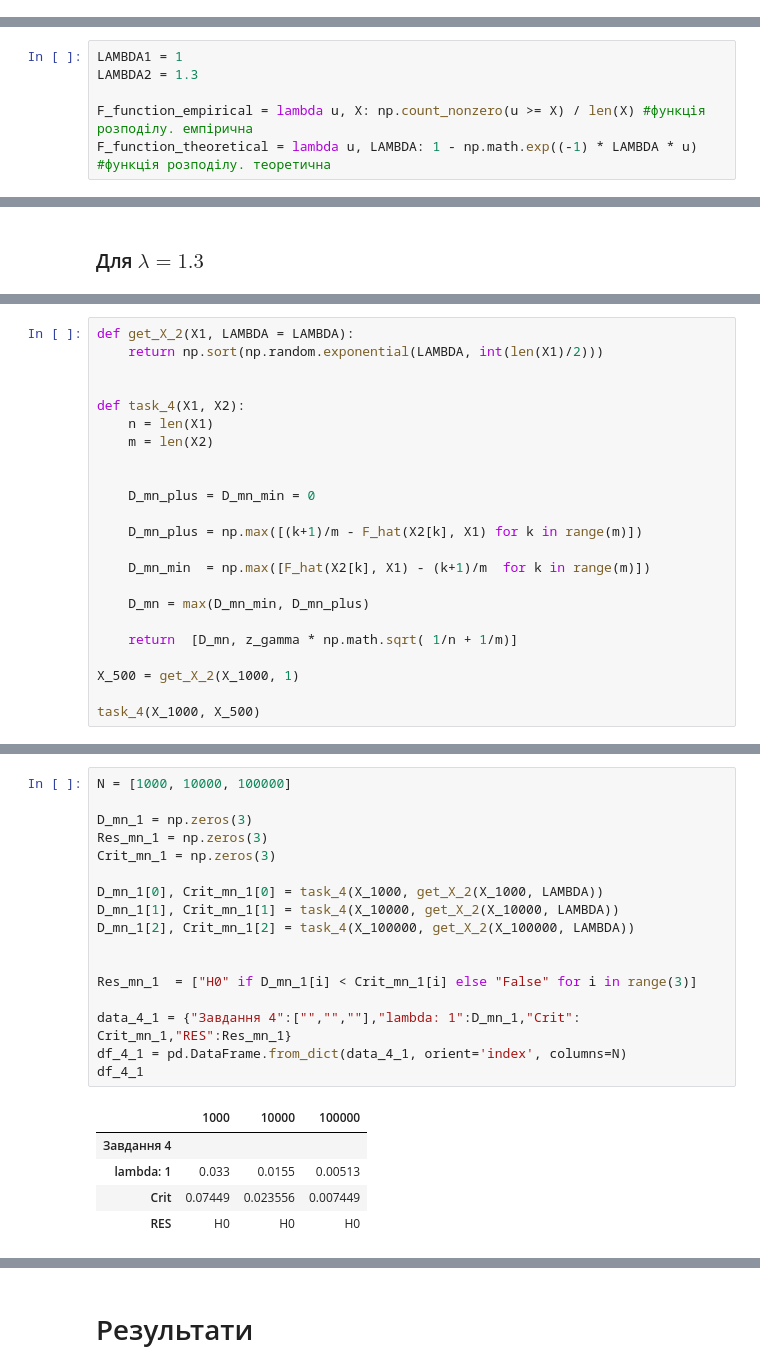
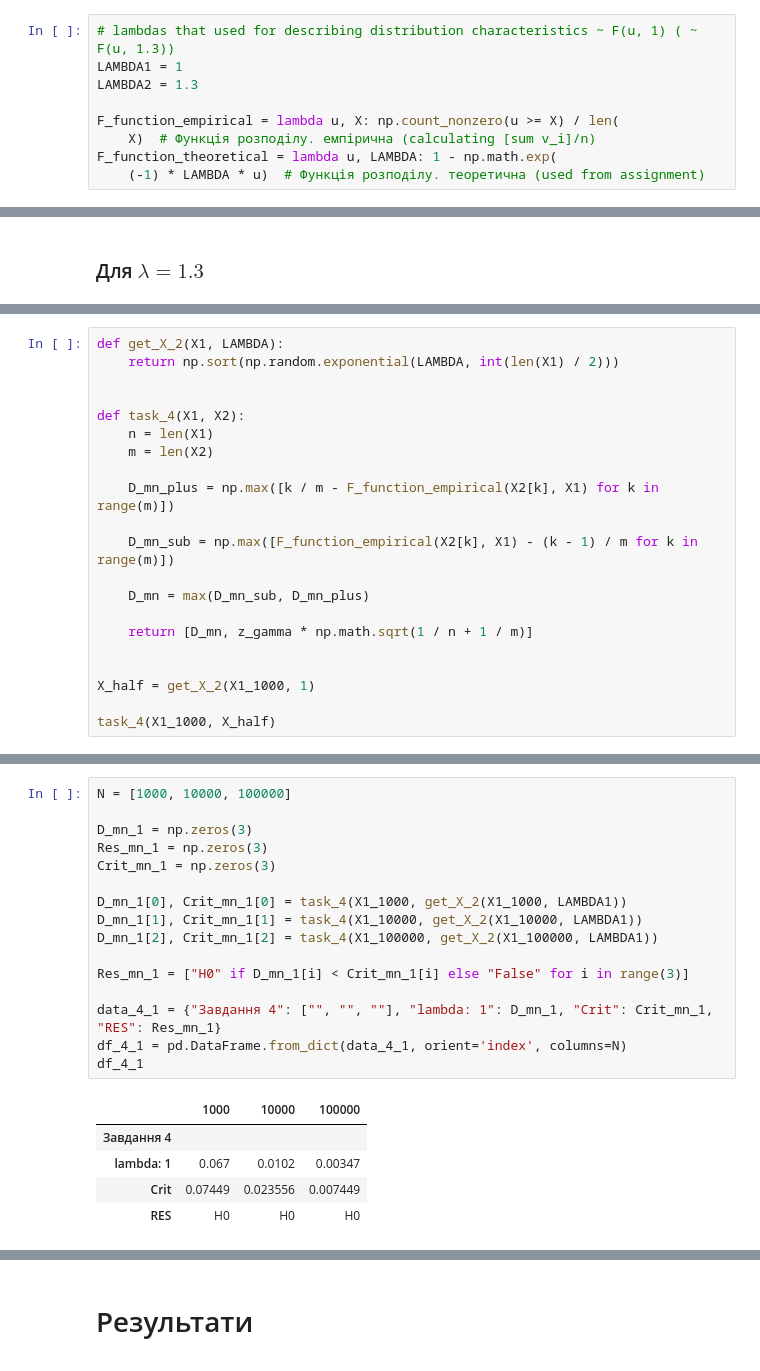
Before and after one commit to ikripaka/AppliedStatistics, a Jupyter notebook: lab2/lab2.ipynb, the cells around one changed output, grey strips where cells are left out. Drawn from its saved outputs; the diff is of its cells as text.

Commit message:
feat: add 4 task

```diff
--- a/lab2/lab2.ipynb
+++ b/lab2/lab2.ipynb
@@ -16,0 +37,9 @@ z_gamma = 1.36
+# %%
+# lambdas that used for describing distribution characteristics ~ F(u, 1) ( ~ F(u, 1.3))
+LAMBDA1 = 1
+LAMBDA2 = 1.3
+
+F_function_empirical = lambda u, X: np.count_nonzero(u >= X) / len(
+    X)  # Функція розподілу. емпірична (calculating [sum v_i]/n)
+F_function_theoretical = lambda u, LAMBDA: 1 - np.math.exp(
+    (-1) * LAMBDA * u)  # Функція розподілу. теоретична (used from assignment)
@@ -33,6 +54,0 @@ $$ \sqrt{n}D_n(\bar x)<z_{\gamma}, $$
-# %%
-LAMBDA1 = 1
-LAMBDA2 = 1.3
-
-F_function_empirical = lambda u, X: np.count_nonzero(u >= X) / len(X) #функція розподілу. емпірична
-F_function_theoretical = lambda u, LAMBDA: 1 - np.math.exp((-1) * LAMBDA * u) #функція розподілу. теоретична
@@ -229,24 +269,22 @@ df3
 # %%
-def get_X_2(X1, LAMBDA = LAMBDA):
-    return np.sort(np.random.exponential(LAMBDA, int(len(X1)/2)))
+def get_X_2(X1, LAMBDA):
+    return np.sort(np.random.exponential(LAMBDA, int(len(X1) / 2)))
 
 
 def task_4(X1, X2):
     n = len(X1)
     m = len(X2)
 
+    D_mn_plus = np.max([k / m - F_function_empirical(X2[k], X1) for k in range(m)])
 
-    D_mn_plus = D_mn_min = 0
+    D_mn_sub = np.max([F_function_empirical(X2[k], X1) - (k - 1) / m for k in range(m)])
 
-    D_mn_plus = np.max([(k+1)/m - F_hat(X2[k], X1) for k in range(m)])
+    D_mn = max(D_mn_sub, D_mn_plus)
 
-    D_mn_min  = np.max([F_hat(X2[k], X1) - (k+1)/m  for k in range(m)])
+    return [D_mn, z_gamma * np.math.sqrt(1 / n + 1 / m)]
 
-    D_mn = max(D_mn_min, D_mn_plus)
 
-    return  [D_mn, z_gamma * np.math.sqrt( 1/n + 1/m)]
+X_half = get_X_2(X1_1000, 1)
 
-X_500 = get_X_2(X_1000, 1)
-
-task_4(X_1000, X_500)
+task_4(X1_1000, X_half)
 # %% [output]
@@ -256,23 +297,22 @@ $$ H_0\ :\ \bar{ X^{(1)}} \sim F(u,1); \bar{ X^{(2)}} \sim F(u,1);\\\text{(На
 # %%
 N = [1000, 10000, 100000]
 
 D_mn_1 = np.zeros(3)
 Res_mn_1 = np.zeros(3)
 Crit_mn_1 = np.zeros(3)
 
-D_mn_1[0], Crit_mn_1[0] = task_4(X_1000, get_X_2(X_1000, LAMBDA))
-D_mn_1[1], Crit_mn_1[1] = task_4(X_10000, get_X_2(X_10000, LAMBDA))
-D_mn_1[2], Crit_mn_1[2] = task_4(X_100000, get_X_2(X_100000, LAMBDA))
+D_mn_1[0], Crit_mn_1[0] = task_4(X1_1000, get_X_2(X1_1000, LAMBDA1))
+D_mn_1[1], Crit_mn_1[1] = task_4(X1_10000, get_X_2(X1_10000, LAMBDA1))
+D_mn_1[2], Crit_mn_1[2] = task_4(X1_100000, get_X_2(X1_100000, LAMBDA1))
 
+Res_mn_1 = ["H0" if D_mn_1[i] < Crit_mn_1[i] else "False" for i in range(3)]
 
-Res_mn_1  = ["H0" if D_mn_1[i] < Crit_mn_1[i] else "False" for i in range(3)]
-
-data_4_1 = {"Завдання 4":["","",""],"lambda: 1":D_mn_1,"Crit": Crit_mn_1,"RES":Res_mn_1}
+data_4_1 = {"Завдання 4": ["", "", ""], "lambda: 1": D_mn_1, "Crit": Crit_mn_1, "RES": Res_mn_1}
 df_4_1 = pd.DataFrame.from_dict(data_4_1, orient='index', columns=N)
 df_4_1
 # %% [output]
 |  | 1000 | 10000 | 100000 |
 | Завдання 4 |  |  |  |
-| lambda: 1 | 0.033 | 0.0155 | 0.00513 |
+| lambda: 1 | 0.067 | 0.0102 | 0.00347 |
 | Crit | 0.07449 | 0.023556 | 0.007449 |
 | RES | H0 | H0 | H0 |
```
Also changed, not shown: parts of 36 cells of this notebook, 4 other files.
